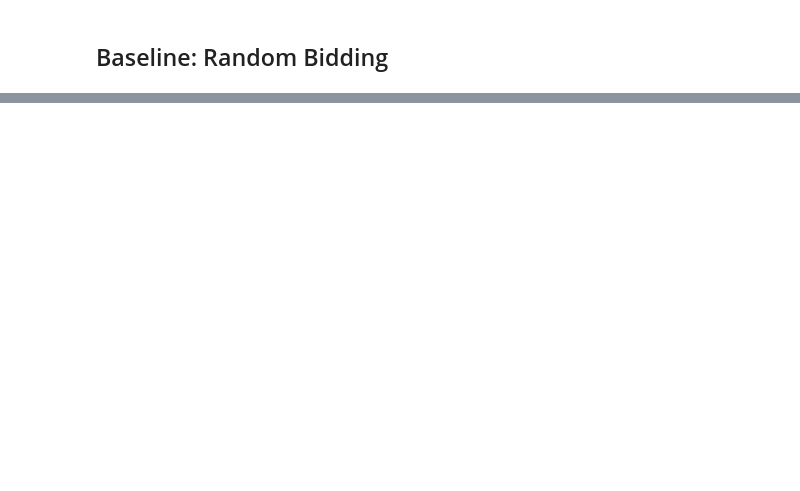
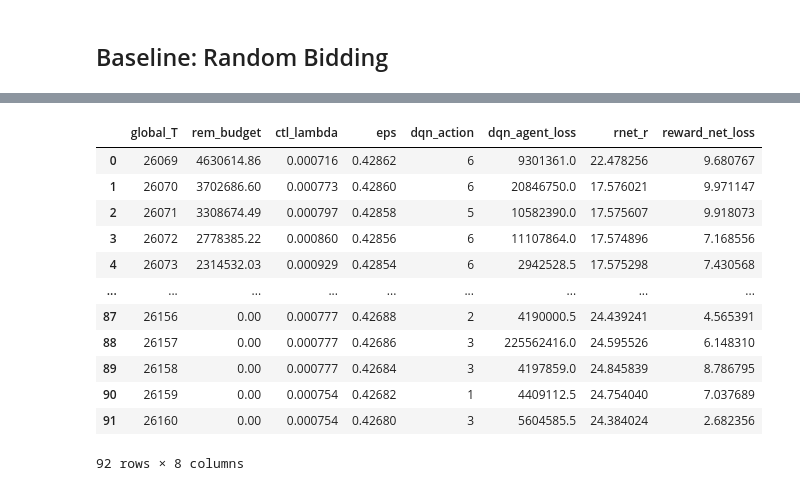
Before and after one commit to aynetdia/Budget_Constrained_Bidding, a Jupyter notebook: Tutorial.ipynb, the cells around one changed output, grey strips where cells are left out. Saved outputs shown, nothing was run; the diff lists cells and outputs as text; code cells hidden in the pictures; blank space fills up the shorter version.

```diff
--- a/Tutorial.ipynb
+++ b/Tutorial.ipynb
@@ -752,0 +885,23 @@ display
+# %%
+# Import history of the last 10 epochs
+history = pd.read_csv('models/step_history_40.csv', names=['global_T', 'rem_budget', 'ctl_lambda', 'eps',
+                                                           'dqn_action', 'dqn_agent_loss', 'rnet_r',
+                                                           'reward_net_loss'])
+# Subset the last training episode
+last_train_episode = history[history['global_T']>=26069].copy()
+last_train_episode = last_train_episode.reset_index(drop=True)
+last_train_episode
+# %% [output]
+|  | global_T | rem_budget | ctl_lambda | eps | dqn_action | dqn_agent_loss | rnet_r | reward_net_loss |
+| 0 | 26069 | 4630614.86 | 0.000716 | 0.42862 | 6 | 9301361.0 | 22.478256 | 9.680767 |
+| 1 | 26070 | 3702686.60 | 0.000773 | 0.42860 | 6 | 20846750.0 | 17.576021 | 9.971147 |
+| 2 | 26071 | 3308674.49 | 0.000797 | 0.42858 | 5 | 10582390.0 | 17.575607 | 9.918073 |
+| 3 | 26072 | 2778385.22 | 0.000860 | 0.42856 | 6 | 11107864.0 | 17.574896 | 7.168556 |
+| 4 | 26073 | 2314532.03 | 0.000929 | 0.42854 | 6 | 2942528.5 | 17.575298 | 7.430568 |
+| ... | ... | ... | ... | ... | ... | ... | ... | ... |
+| 87 | 26156 | 0.00 | 0.000777 | 0.42688 | 2 | 4190000.5 | 24.439241 | 4.565391 |
+| 88 | 26157 | 0.00 | 0.000777 | 0.42686 | 3 | 225562416.0 | 24.595526 | 6.148310 |
+| 89 | 26158 | 0.00 | 0.000777 | 0.42684 | 3 | 4197859.0 | 24.845839 | 8.786795 |
+| 90 | 26159 | 0.00 | 0.000754 | 0.42682 | 1 | 4409112.5 | 24.754040 | 7.037689 |
+| 91 | 26160 | 0.00 | 0.000754 | 0.42680 | 3 | 5604585.5 | 24.384024 | 2.682356 |
+92 rows × 8 columns
```
Also changed, not shown: parts of 68 cells of this notebook, 23 other files.
